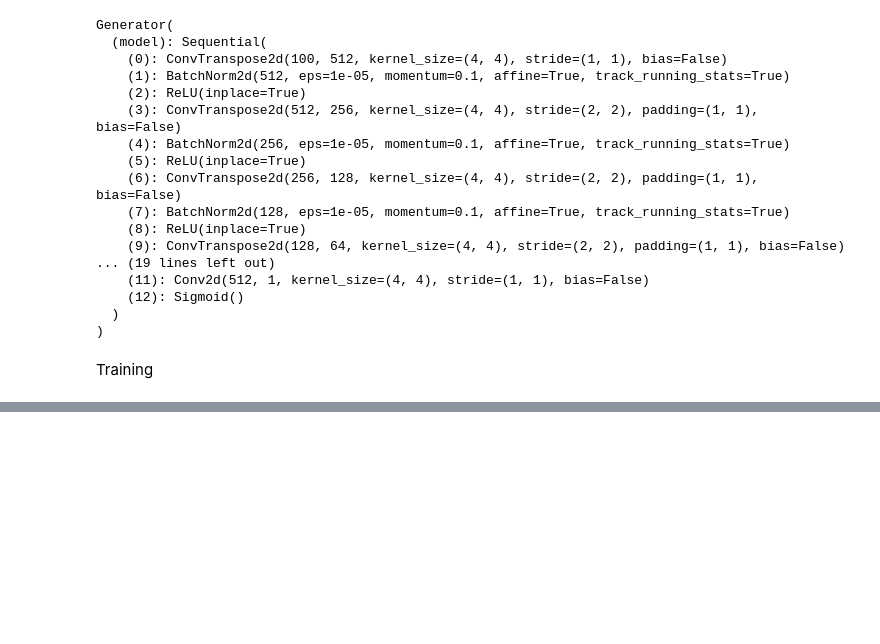
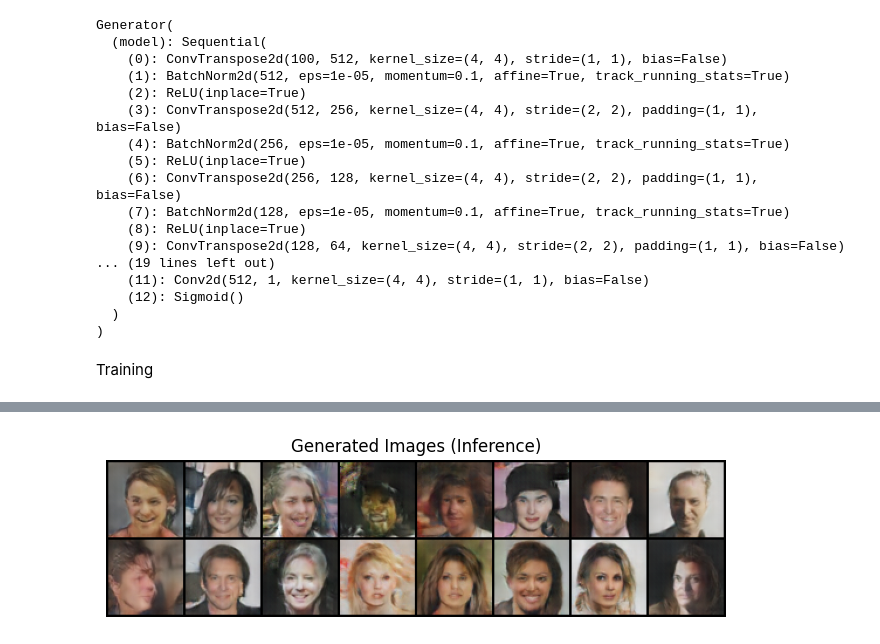
Before and after one commit to vikas-gp/DeepLearningModels, a Jupyter notebook: GAN/model_2.ipynb, the cells around one changed output, grey strips where cells are left out. Cells and saved outputs as stored; diff of their text form; code cells hidden in the pictures; blank space fills up the shorter version.

Commit message:
Added Random Image Generation

```diff
--- a/GAN/model_2.ipynb
+++ b/GAN/model_2.ipynb
@@ -267,0 +270,4 @@ plt.show()
+# %%
+netG = Generator().to(device)
+netG.load_state_dict(torch.load("dcgan_generator.pth"))
+netG.eval()
@@ -267,0 +293,25 @@ plt.show()
+# %%
+noise = torch.randn(16, nz, 1, 1).to(device)
+# %%
+with torch.no_grad():
+    fake_images = netG(noise)
+# %%
+fake_images = (fake_images + 1) / 2
+# %%
+import torchvision.utils as vutils
+
+vutils.save_image(
+    fake_images,
+    "training_images/model2/inference.png",
+    normalize=True
+)
+
+grid = vutils.make_grid(fake_images, padding=2, normalize=True)
+
+plt.figure(figsize=(8,8))
+plt.imshow(grid.permute(1,2,0).cpu())
+plt.axis("off")
+plt.title("Generated Images (Inference)")
+plt.show()
+# %% [output]
+[figure, added]
```
Also changed, not shown: parts of 5 cells of this notebook, 3 other files.
